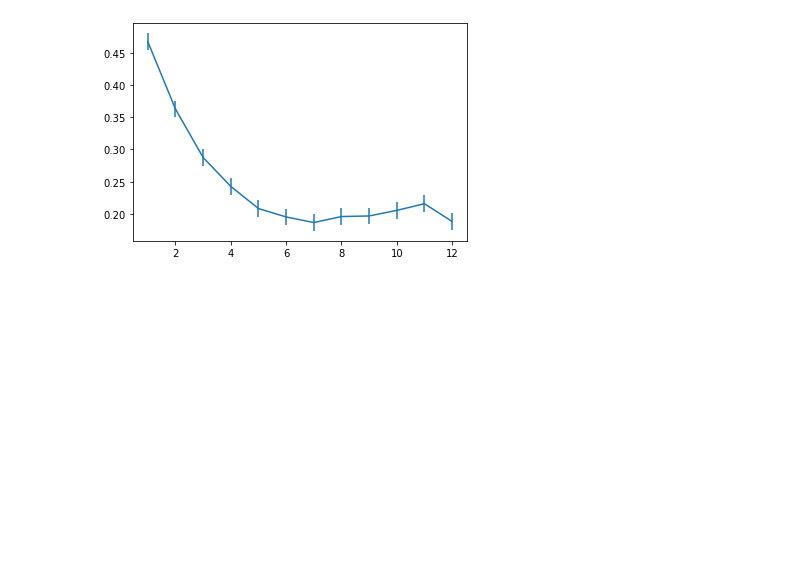
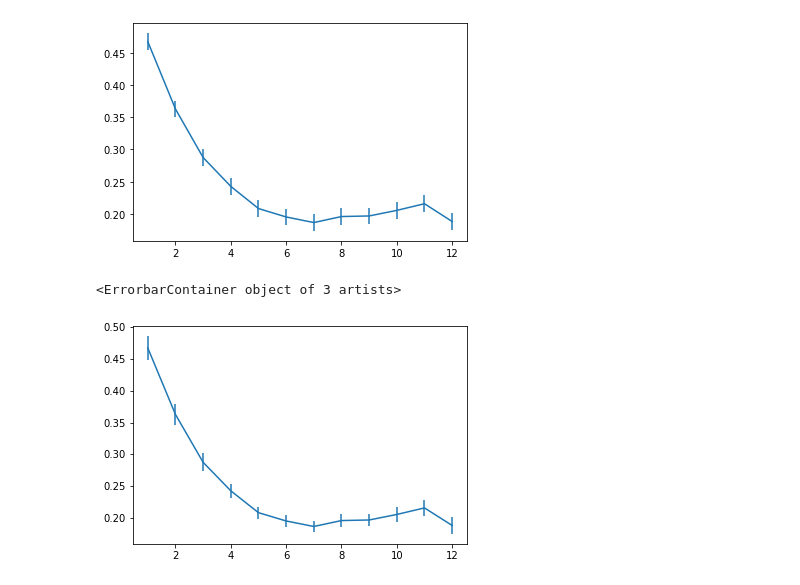
Before and after one commit to pennmem/pybeh_pd, a Jupyter notebook: loftus_masson_example.ipynb, the cells around one changed output. Cells and saved outputs as stored; diff of their text form; code cells hidden in the pictures; blank space fills up the shorter version.

```diff
--- a/loftus_masson_example.ipynb
+++ b/loftus_masson_example.ipynb
@@ -217,9 +235,14 @@ g.set(xlabel='Serial Position', ylabel='P(recalled)')
 <seaborn.axisgrid.FacetGrid at 0x...>
 [figure]
 # %%
-#between-subject errorbars -- notice they are smaller than above
-M_C, CI = pb.loftus_masson_analytic(spc_df, 'subject', 'serialpos', 'recalled')
-plt.errorbar(x=np.arange(1, 13), y=M_C, yerr=CI)
+#within-subject errorbars -- notice they are smaller than above
+spc_df_loftus_masson = pb.loftus_masson_analytic(spc_df, 'subject', 'serialpos', 'recalled')
+plt.errorbar(x='serialpos', y='M_C', yerr='CI_equal', data=spc_df_loftus_masson)
 # %% [output]
 <ErrorbarContainer object of 3 artists>
 [figure]
+# %%
+plt.errorbar(x='serialpos', y='M_C', yerr='CI_unequal', data=spc_df_loftus_masson)
+# %% [output]
+<ErrorbarContainer object of 3 artists>
+[figure, added]
```
Also changed, not shown: parts of 9 cells of this notebook, 2 other files.
